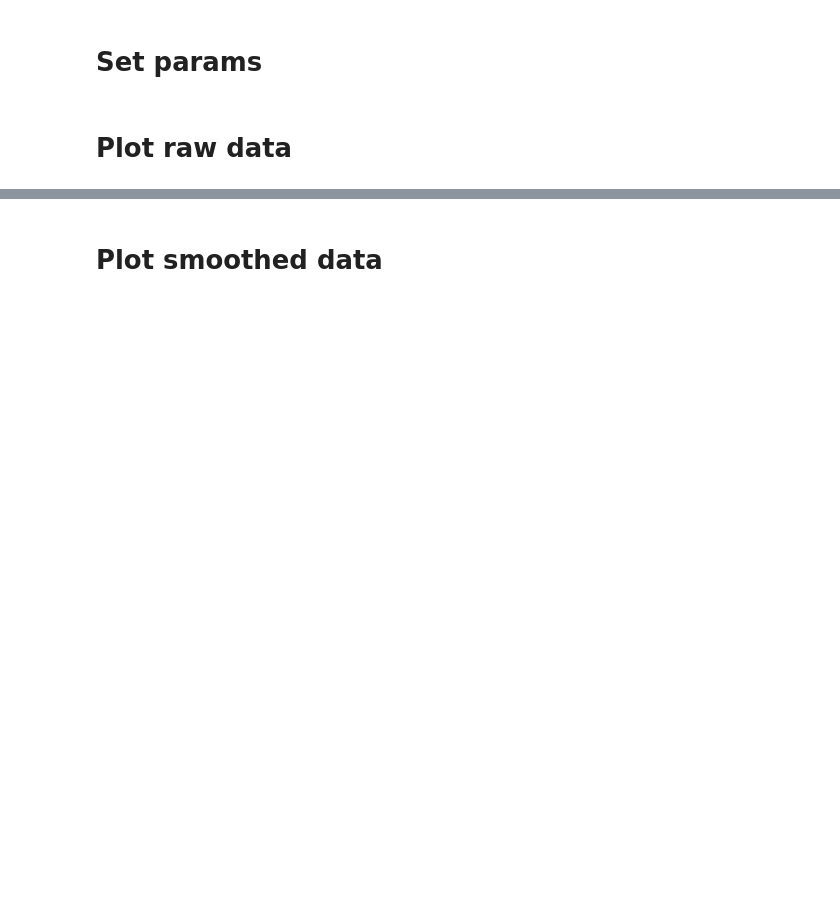
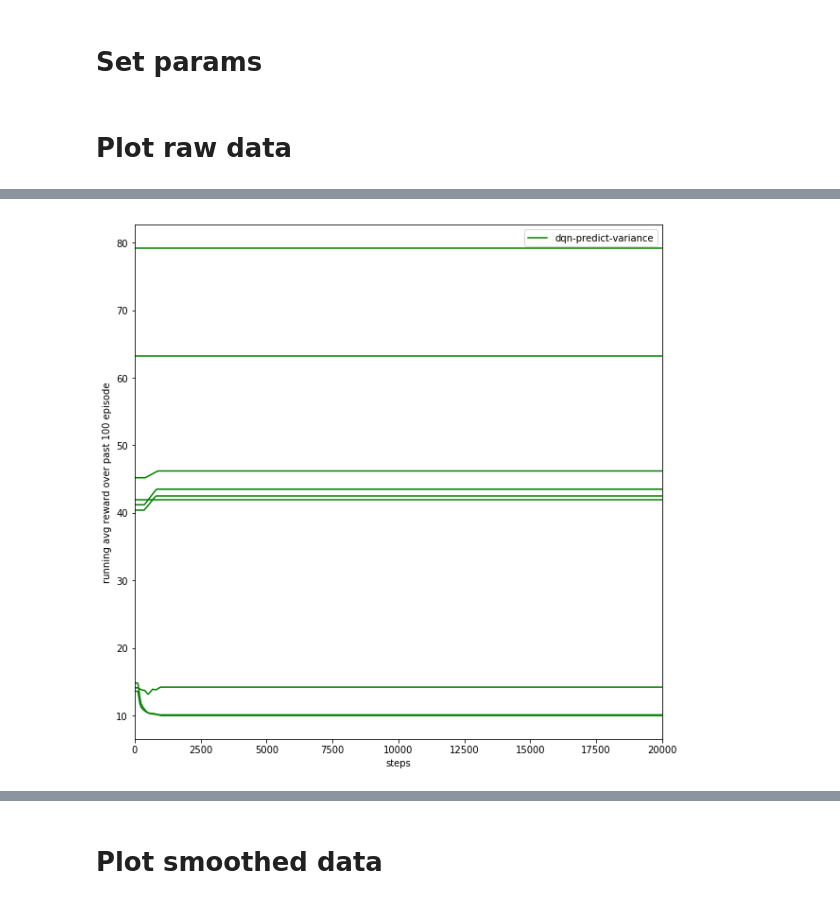
Before and after one commit to avati/baselines, a Jupyter notebook: visualize_results.ipynb, the cells around one changed output, grey strips where cells are left out. Drawn from its saved outputs; the diff is of its cells as text; code cells hidden in the pictures; blank space fills up the shorter version.

```diff
--- a/visualize_results.ipynb
+++ b/visualize_results.ipynb
@@ -53,8 +74,17 @@ for group, path_to_logs in folders_to_load.items():
 
     for idx,path_to_log in enumerate(path_to_logs):
 
+        # check if exists, otherwise continue
+        if not os.path.exists(path_to_log):
+            print('results do not exist: ',path_to_log)
+            continue
+
         # Get raw curves
-        results=pd.read_csv(path_to_log, sep=',',header=0)
+        try:
+            results=pd.read_csv(path_to_log, sep=',',header=0)
+        except:
+            print('Error: it is possible that pd.read_csv is empty:',path_to_log)
+            continue
         rewards = results['mean 100 episode reward'].values
         episodes = np.reshape(results['episodes'].values, [-1,1])
         steps = results['steps'].values
@@ -82,6 +112,7 @@ plt.legend()
 plt.xlabel('steps')
 
 #plt.ylabel('episode reward')
-plt.ylabel('running mean reward over past 100 episode')
+plt.ylabel('running avg reward over past 100 episode')
 
 plt.show()
+# %% [output]
@@ -88,3 +121,4 @@ plt.show()
+[figure, added]
 # %%
 # With average
 # %%
```
Also changed, not shown: parts of 6 cells of this notebook, 5 other files.
